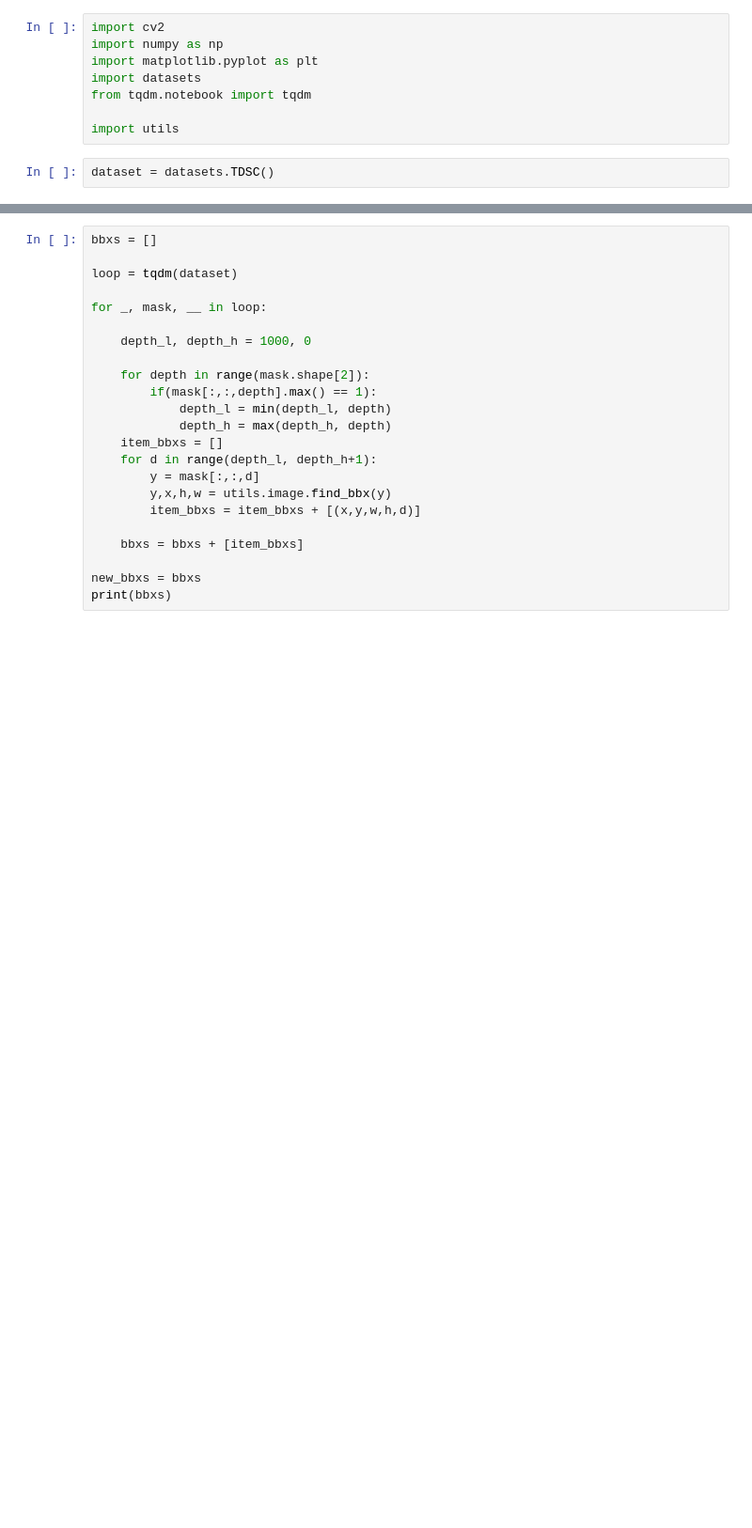
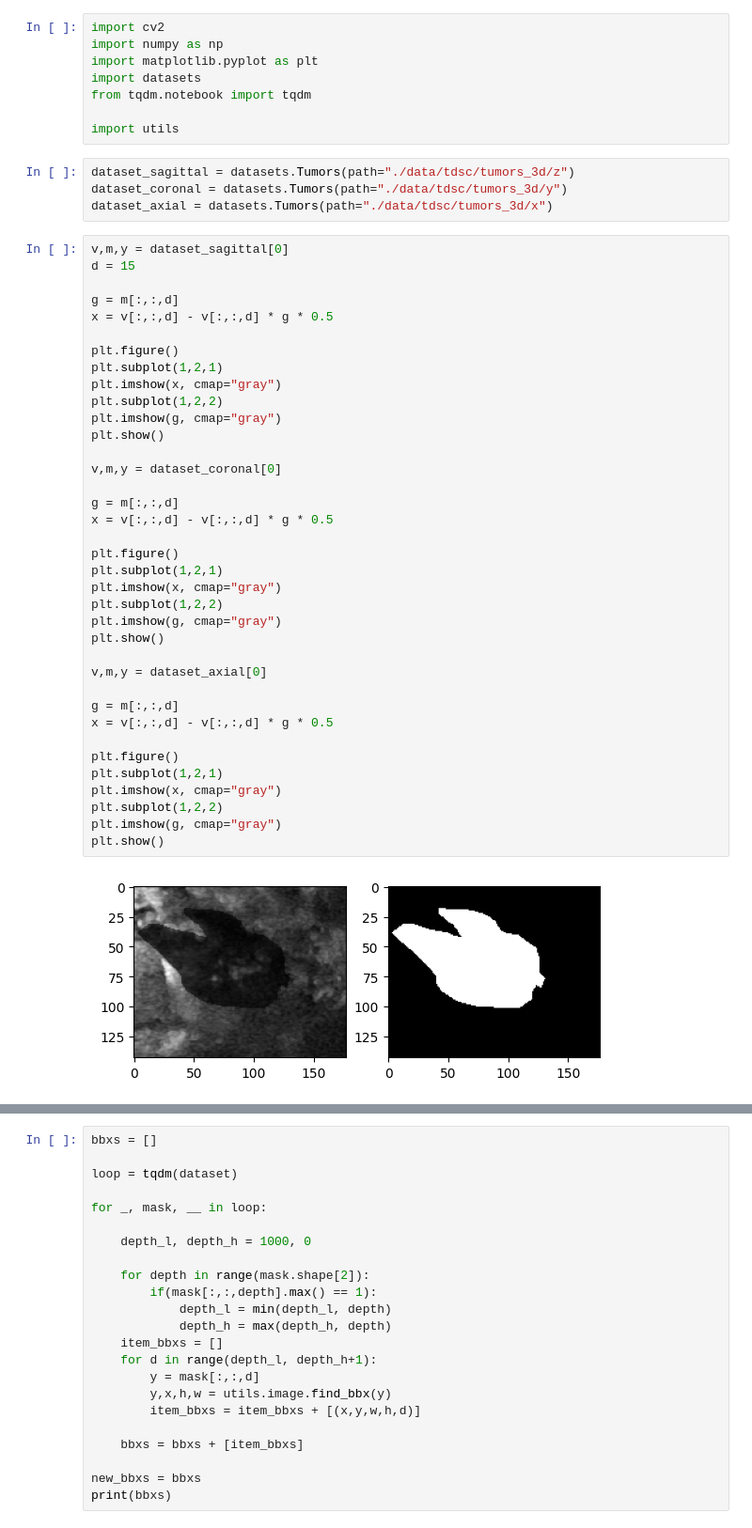
Before and after one commit to mralinp/abus-classification, a Jupyter notebook: visualization.ipynb, the cells around one changed output, grey strips where cells are left out. Shown at 94% size. Saved outputs shown, nothing was run; the diff lists cells and outputs as text; blank space fills up the shorter version.

```diff
--- a/visualization.ipynb
+++ b/visualization.ipynb
@@ -12,5 +12,46 @@ import datasets
 from tqdm.notebook import tqdm
 
 import utils
-# %%
-dataset = datasets.TDSC()
+# %%
+dataset_sagittal = datasets.Tumors(path="./data/tdsc/tumors_3d/z")
+dataset_coronal = datasets.Tumors(path="./data/tdsc/tumors_3d/y")
+dataset_axial = datasets.Tumors(path="./data/tdsc/tumors_3d/x")
+# %%
+v,m,y = dataset_sagittal[0]
+d = 15
+
+g = m[:,:,d]
+x = v[:,:,d] - v[:,:,d] * g * 0.5
+
+plt.figure()
+plt.subplot(1,2,1)
+plt.imshow(x, cmap="gray")
+plt.subplot(1,2,2)
+plt.imshow(g, cmap="gray")
+plt.show()
+
+v,m,y = dataset_coronal[0]
+
+g = m[:,:,d]
+x = v[:,:,d] - v[:,:,d] * g * 0.5
+
+plt.figure()
+plt.subplot(1,2,1)
+plt.imshow(x, cmap="gray")
+plt.subplot(1,2,2)
+plt.imshow(g, cmap="gray")
+plt.show()
+
+v,m,y = dataset_axial[0]
+
+g = m[:,:,d]
+x = v[:,:,d] - v[:,:,d] * g * 0.5
+
+plt.figure()
+plt.subplot(1,2,1)
+plt.imshow(x, cmap="gray")
+plt.subplot(1,2,2)
+plt.imshow(g, cmap="gray")
+plt.show()
+# %% [output]
+[figure, added]
```
Also changed, not shown: parts of 1 cell of this notebook, 6 other files.
